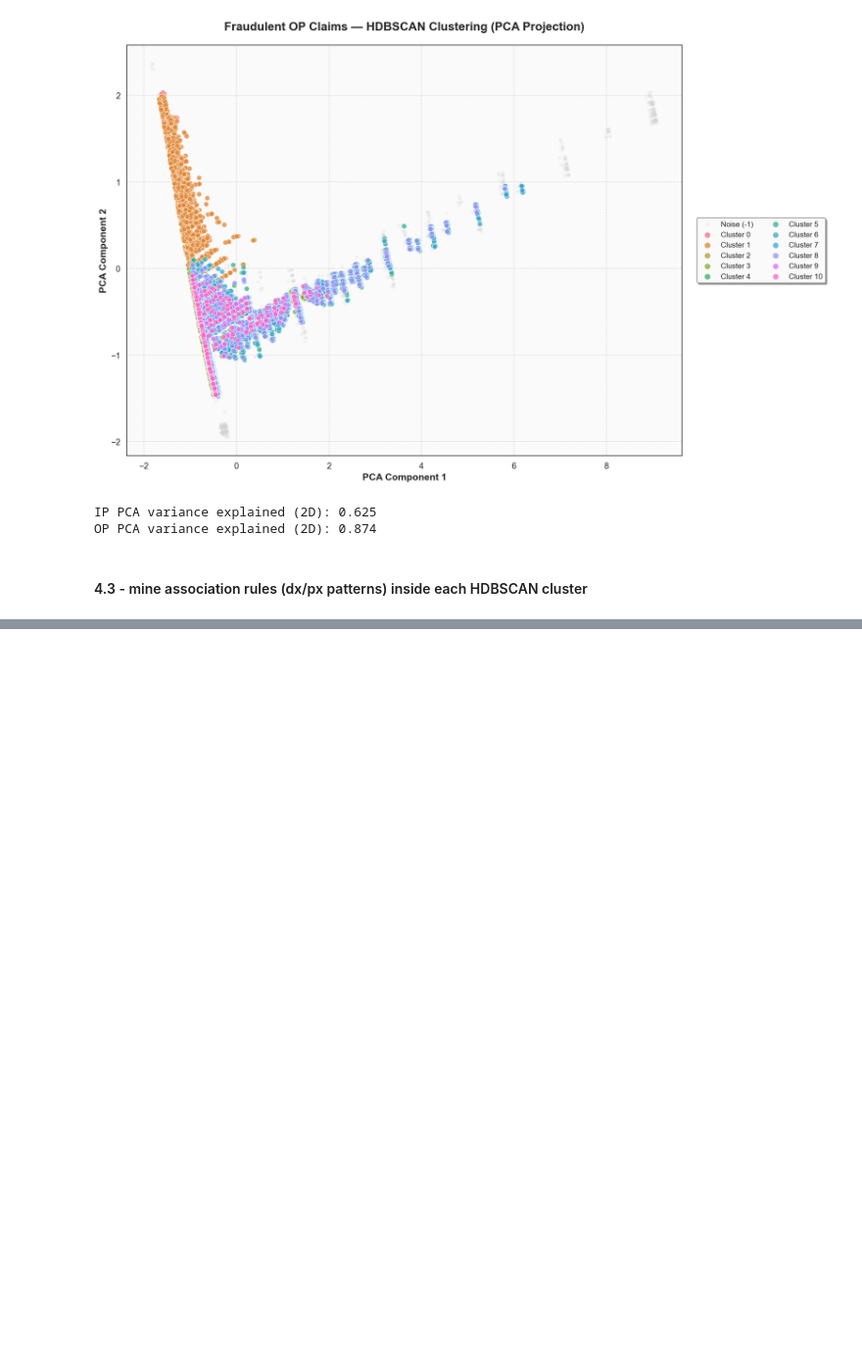
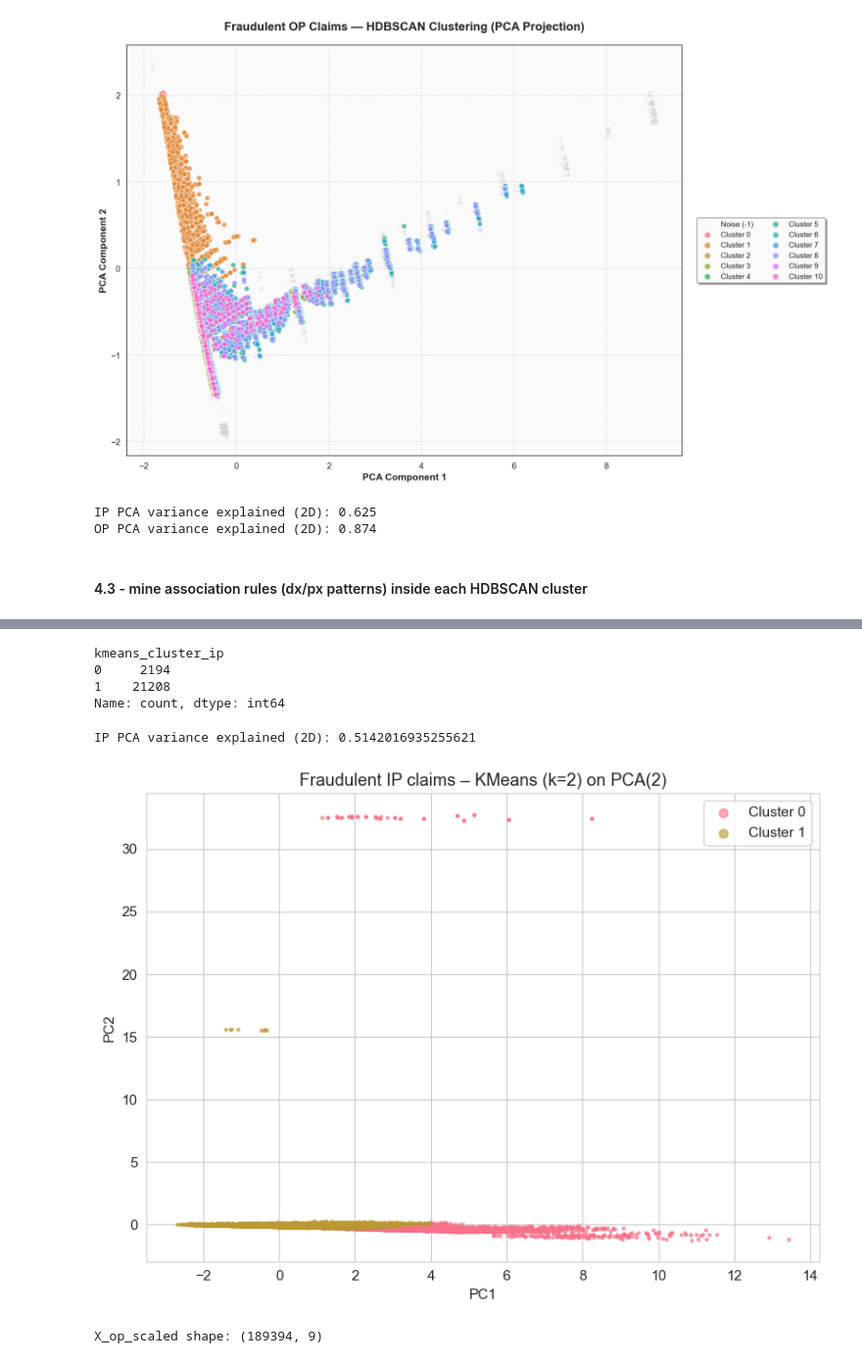
Before and after one commit to Healthcare-Fraud-Detection-System/Healthcare-Fraud-Detection-System, a Jupyter notebook: Project/4) Unsupervised anomaly detection & clustering/4.ipynb, the cells around one changed output, grey strips where cells are left out. Shown at 98% size. Drawn from its saved outputs; the diff is of its cells as text; code cells hidden in the pictures; blank space fills up the shorter version.

```diff
--- a/Project/4) Unsupervised anomaly detection & clustering/4.ipynb
+++ b/Project/4) Unsupervised anomaly detection & clustering/4.ipynb
@@ -559,0 +606,57 @@ claim_type  cluster  n_in_cluster antecedents_str consequents_str  support  conf
+# %%
+kmeans_ip = KMeans(
+    n_clusters=best_k_ip,
+    random_state=42,
+    n_init=20
+)
+ip_labels = kmeans_ip.fit_predict(X_ip_scaled)
+
+df_ip["kmeans_cluster_ip"] = ip_labels
+print(df_ip["kmeans_cluster_ip"].value_counts().sort_index())
+# %% [output]
+kmeans_cluster_ip
+0     2194
+1    21208
+Name: count, dtype: int64
+# %%
+pca_ip = PCA(n_components=2, random_state=42)
+X_ip_pca = pca_ip.fit_transform(X_ip_scaled)
+
+df_ip["pca1_ip"] = X_ip_pca[:, 0]
+df_ip["pca2_ip"] = X_ip_pca[:, 1]
+
+print("IP PCA variance explained (2D):",
+      pca_ip.explained_variance_ratio_.sum())
+
+plt.figure(figsize=(8, 6))
+for cl in sorted(df_ip["kmeans_cluster_ip"].unique()):
+    mask = df_ip["kmeans_cluster_ip"] == cl
+    plt.scatter(
+        df_ip.loc[mask, "pca1_ip"],
+        df_ip.loc[mask, "pca2_ip"],
+        s=5,
+        alpha=0.6,
+        label=f"Cluster {cl}"
+    )
+
+plt.xlabel("PC1")
+plt.ylabel("PC2")
+plt.title(f"Fraudulent IP claims – KMeans (k={best_k_ip}) on PCA(2)")
+plt.legend(markerscale=3)
+plt.tight_layout()
+plt.show()
+# %% [output]
+IP PCA variance explained (2D): 0.5142016935255621
+[figure, added]
+# %%
+X_op = df_op[op_feat_cols].copy()
+
+imp_op = SimpleImputer(strategy="median")
+X_op_imp = imp_op.fit_transform(X_op)
+
+scaler_op = StandardScaler()
+X_op_scaled = scaler_op.fit_transform(X_op_imp)
+
+print("X_op_scaled shape:", X_op_scaled.shape)
+# %% [output]
+X_op_scaled shape: (189394, 9)
```
Also changed, not shown: parts of 15 cells of this notebook, 4 other files.
